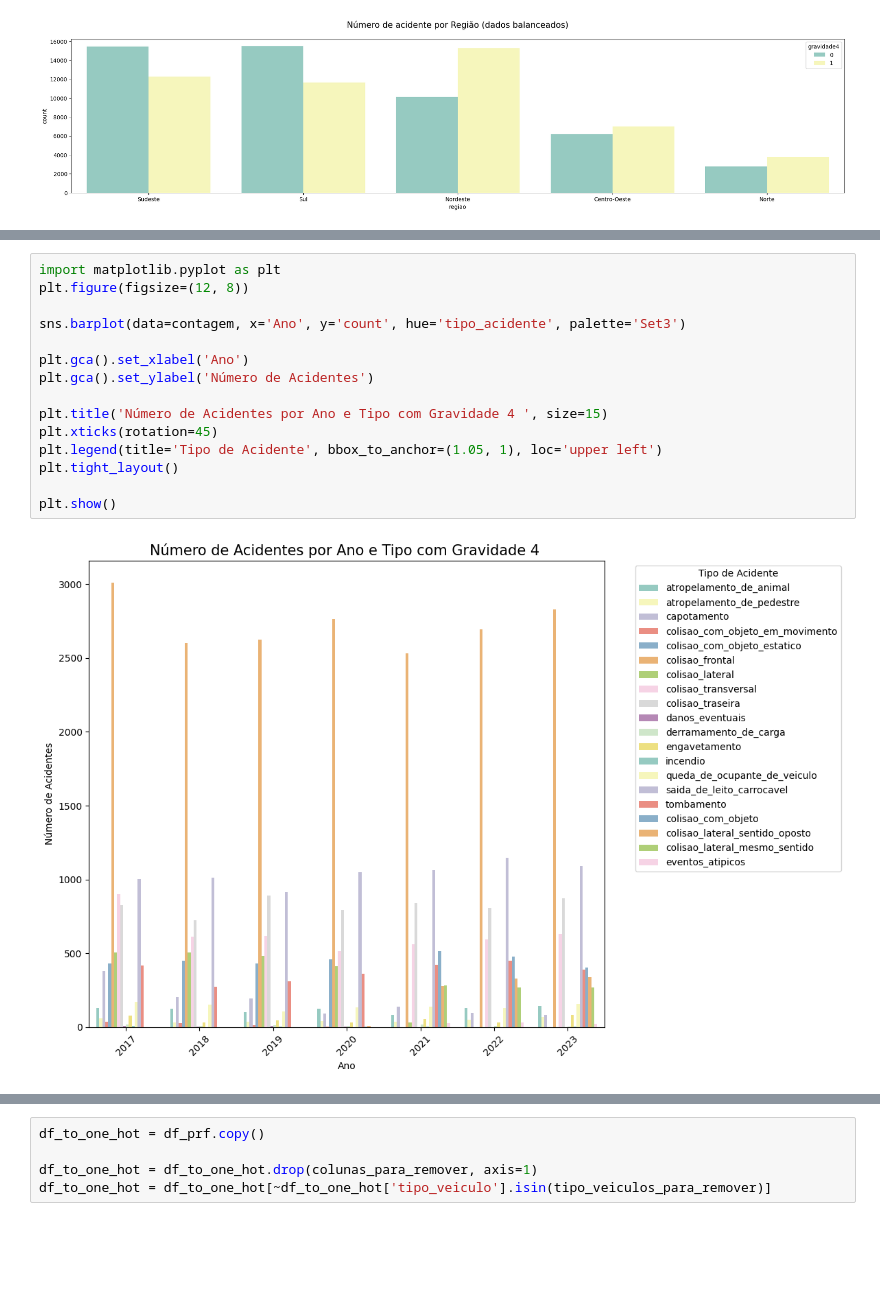
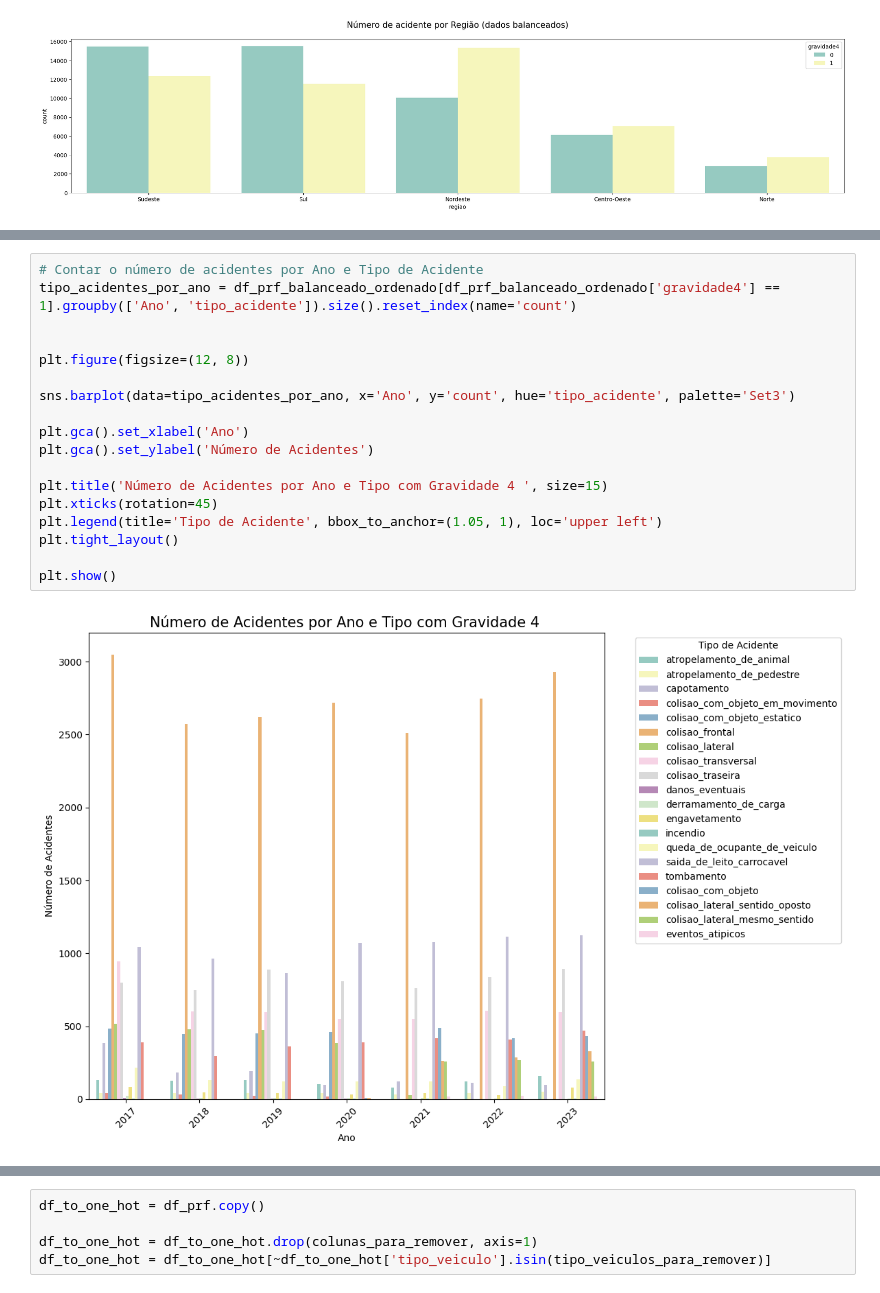
Before and after one commit to rrodffer/tcc-rodffer-veiculos, a Jupyter notebook: analise-acidentes-rodovias-federais-brasil.ipynb, the cells around one changed output, grey strips where cells are left out. Drawn from its saved outputs; the diff is of its cells as text; blank space fills up the shorter version.

```diff
--- a/analise-acidentes-rodovias-federais-brasil.ipynb
+++ b/analise-acidentes-rodovias-federais-brasil.ipynb
@@ -556,20 +562,23 @@ print(contagem)
 # %%
-import matplotlib.pyplot as plt
+# Contar o número de acidentes por Ano e Tipo de Acidente
+tipo_acidentes_por_ano = df_prf_balanceado_ordenado[df_prf_balanceado_ordenado['gravidade4'] == 1].groupby(['Ano', 'tipo_acidente']).size().reset_index(name='count')
+
+
 plt.figure(figsize=(12, 8))
 
-sns.barplot(data=contagem, x='Ano', y='count', hue='tipo_acidente', palette='Set3')
+sns.barplot(data=tipo_acidentes_por_ano, x='Ano', y='count', hue='tipo_acidente', palette='Set3')
 
 plt.gca().set_xlabel('Ano')
 plt.gca().set_ylabel('Número de Acidentes')
 
 plt.title('Número de Acidentes por Ano e Tipo com Gravidade 4 ', size=15)
 plt.xticks(rotation=45)
 plt.legend(title='Tipo de Acidente', bbox_to_anchor=(1.05, 1), loc='upper left')
 plt.tight_layout()
 
 plt.show()
 # %% [output]
-[figure, old version]
+[figure, new version]
 # %%
 plt.figure(figsize=(5, 5))
 chart = sns.countplot(x='tipo_acidente', hue='gravidade4', data=df_prf_balanceado_ordenado, palette="Set3")
```
Also changed, not shown: parts of 78 cells of this notebook.
